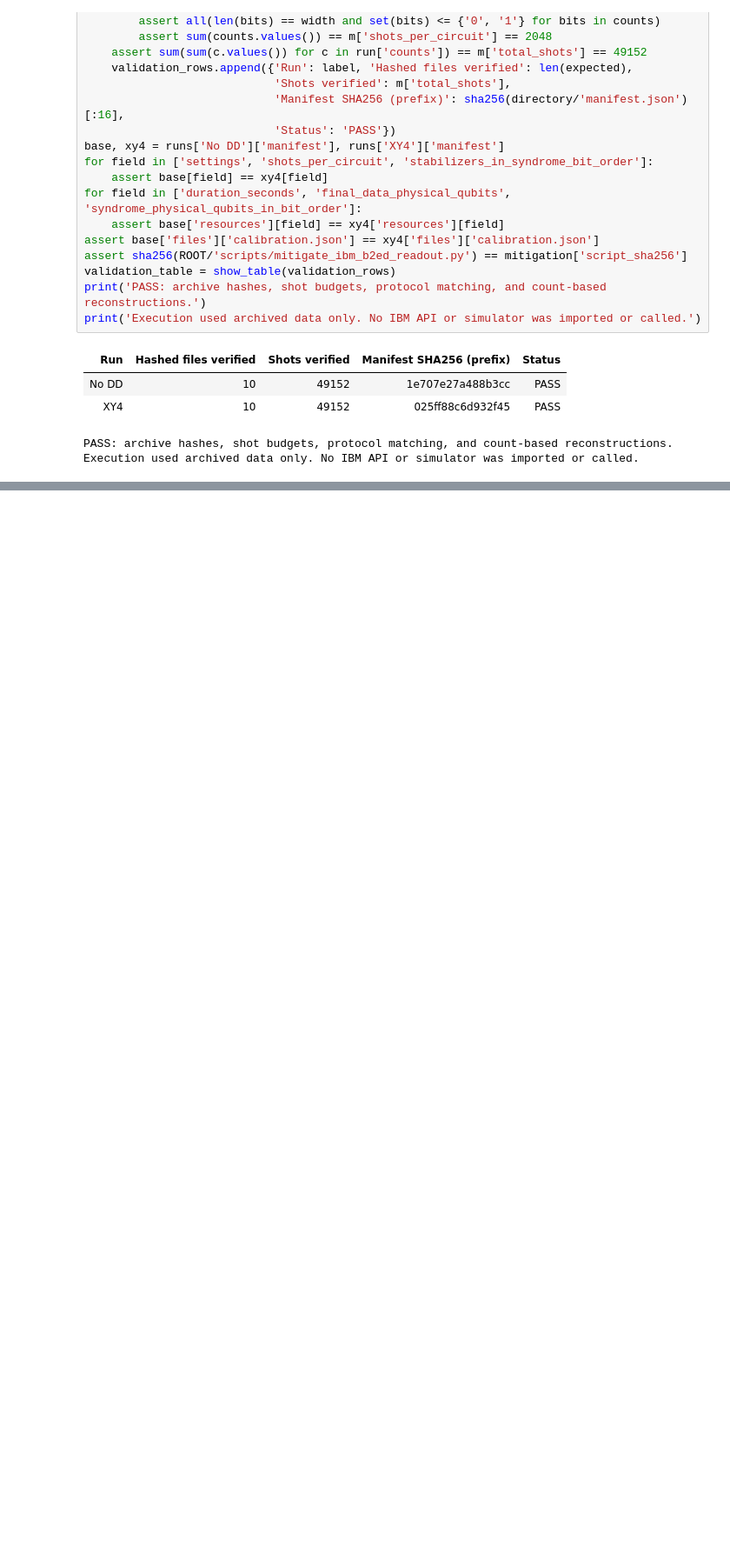
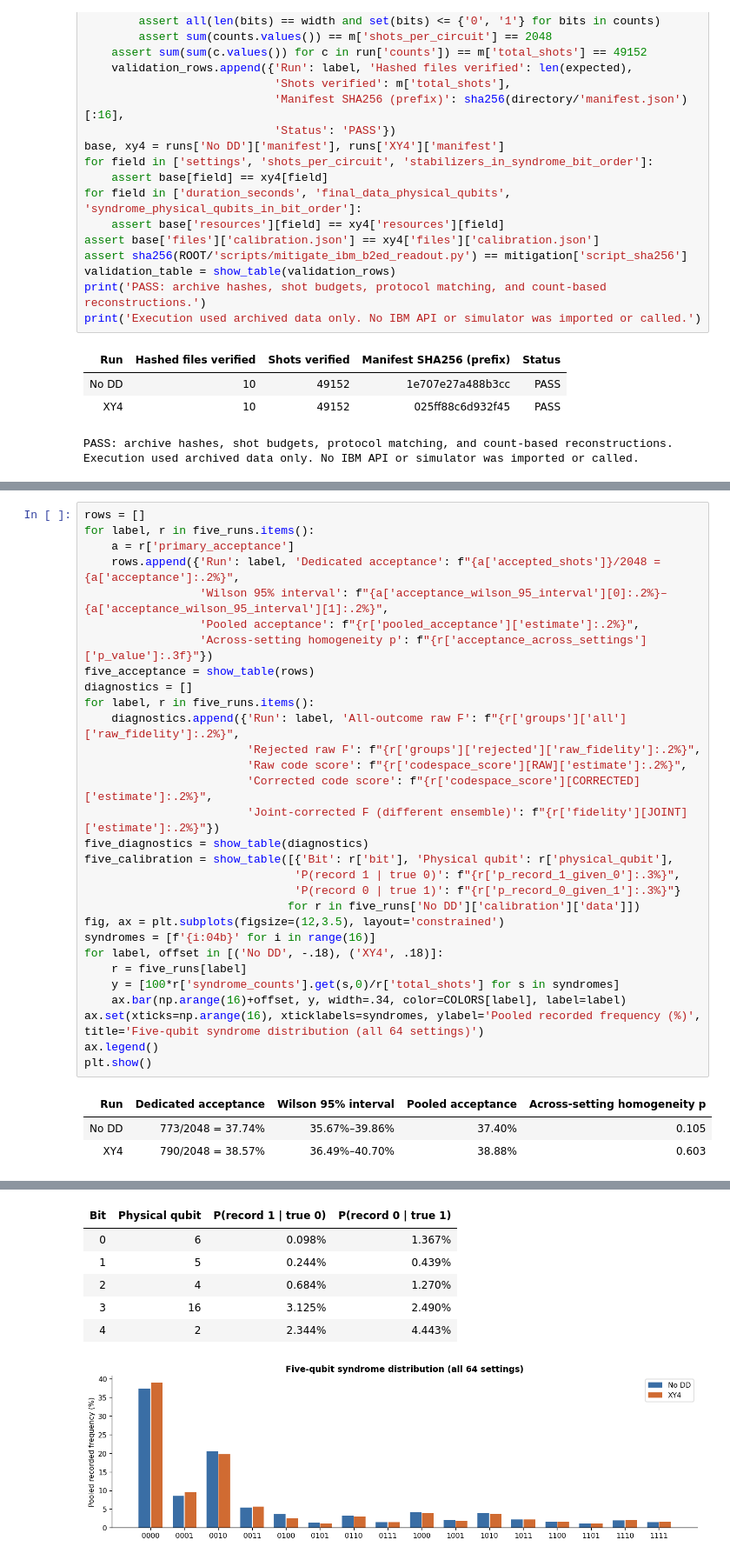
Before and after one commit to hairlessdevil/qompute-logical-magic, a Jupyter notebook: notebooks/03_ibm_aachen_hardware_results.ipynb, the cells around one changed output, grey strips where cells are left out. Shown at 87% size. Saved outputs shown, nothing was run; the diff lists cells and outputs as text; blank space fills up the shorter version.

```diff
--- a/notebooks/03_ibm_aachen_hardware_results.ipynb
+++ b/notebooks/03_ibm_aachen_hardware_results.ipynb
@@ -487,0 +582,34 @@ Execution used archived data only. No IBM API or simulator was imported or calle
+# %%
+rows = []
+for label, r in five_runs.items():
+    a = r['primary_acceptance']
+    rows.append({'Run': label, 'Dedicated acceptance': f"{a['accepted_shots']}/2048 = {a['acceptance']:.2%}",
+                 'Wilson 95% interval': f"{a['acceptance_wilson_95_interval'][0]:.2%}–{a['acceptance_wilson_95_interval'][1]:.2%}",
+                 'Pooled acceptance': f"{r['pooled_acceptance']['estimate']:.2%}",
+                 'Across-setting homogeneity p': f"{r['acceptance_across_settings']['p_value']:.3f}"})
+five_acceptance = show_table(rows)
+diagnostics = []
+for label, r in five_runs.items():
+    diagnostics.append({'Run': label, 'All-outcome raw F': f"{r['groups']['all']['raw_fidelity']:.2%}",
+                        'Rejected raw F': f"{r['groups']['rejected']['raw_fidelity']:.2%}",
+                        'Raw code score': f"{r['codespace_score'][RAW]['estimate']:.2%}",
+                        'Corrected code score': f"{r['codespace_score'][CORRECTED]['estimate']:.2%}",
+                        'Joint-corrected F (different ensemble)': f"{r['fidelity'][JOINT]['estimate']:.2%}"})
+five_diagnostics = show_table(diagnostics)
+five_calibration = show_table([{'Bit': r['bit'], 'Physical qubit': r['physical_qubit'],
+                               'P(record 1 | true 0)': f"{r['p_record_1_given_0']:.3%}",
+                               'P(record 0 | true 1)': f"{r['p_record_0_given_1']:.3%}"}
+                              for r in five_runs['No DD']['calibration']['data']])
+fig, ax = plt.subplots(figsize=(12,3.5), layout='constrained')
+syndromes = [f'{i:04b}' for i in range(16)]
+for label, offset in [('No DD', -.18), ('XY4', .18)]:
+    r = five_runs[label]
+    y = [100*r['syndrome_counts'].get(s,0)/r['total_shots'] for s in syndromes]
+    ax.bar(np.arange(16)+offset, y, width=.34, color=COLORS[label], label=label)
+ax.set(xticks=np.arange(16), xticklabels=syndromes, ylabel='Pooled recorded frequency (%)', title='Five-qubit syndrome distribution (all 64 settings)')
+ax.legend()
+plt.show()
+# %% [output]
+| Run | Dedicated acceptance | Wilson 95% interval | Pooled acceptance | Across-setting homogeneity p |
+| No DD | 773/2048 = 37.74% | 35.67%–39.86% | 37.40% | 0.105 |
+| XY4 | 790/2048 = 38.57% | 36.49%–40.70% | 38.88% | 0.603 |
@@ -487,0 +619,7 @@ Execution used archived data only. No IBM API or simulator was imported or calle
+| Bit | Physical qubit | P(record 1 | true 0) | P(record 0 | true 1) |
+| 0 | 6 | 0.098% | 1.367% |
+| 1 | 5 | 0.244% | 0.439% |
+| 2 | 4 | 0.684% | 1.270% |
+| 3 | 16 | 3.125% | 2.490% |
+| 4 | 2 | 2.344% | 4.443% |
+[figure, added]
```
Also changed, not shown: parts of 10 cells of this notebook, 41 other files.
